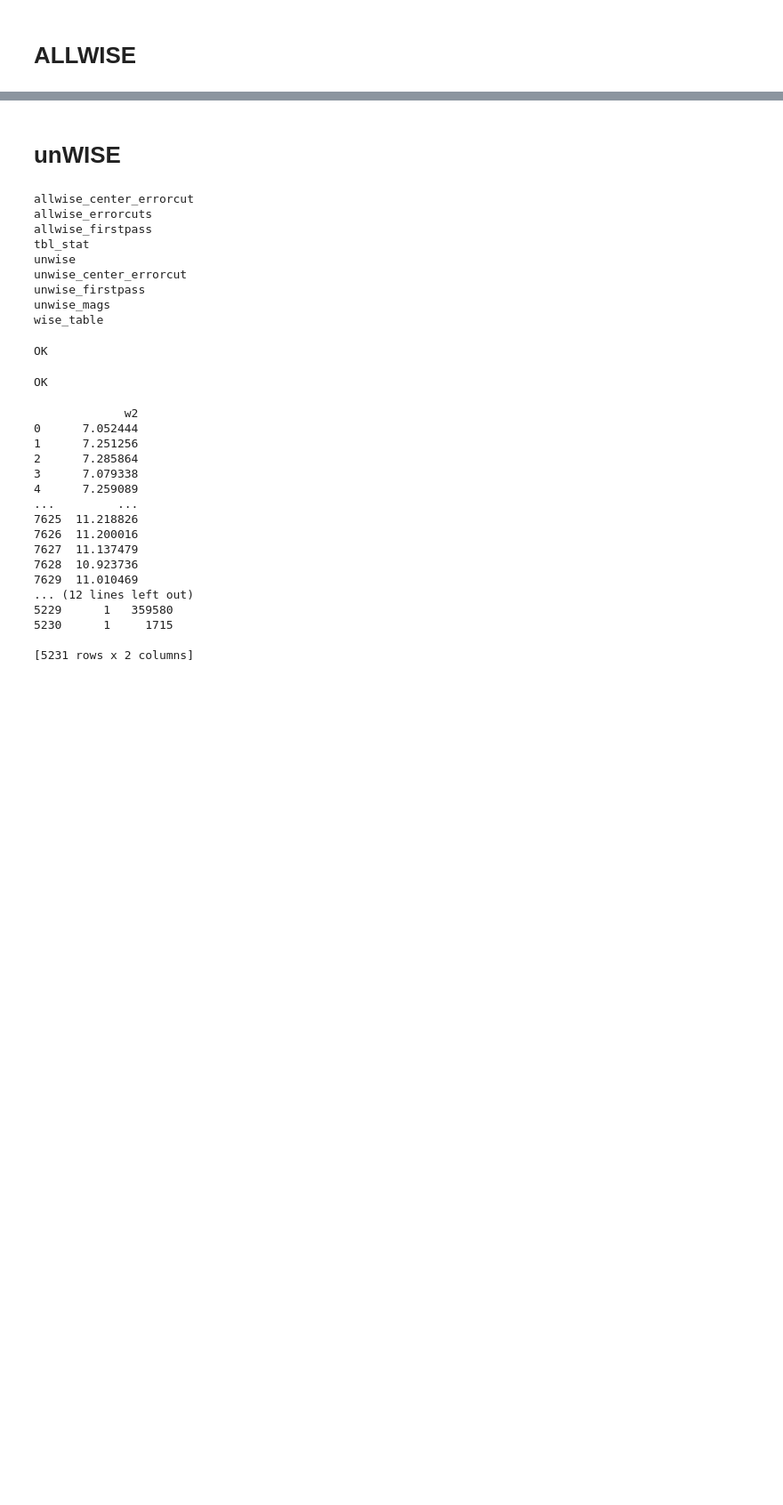
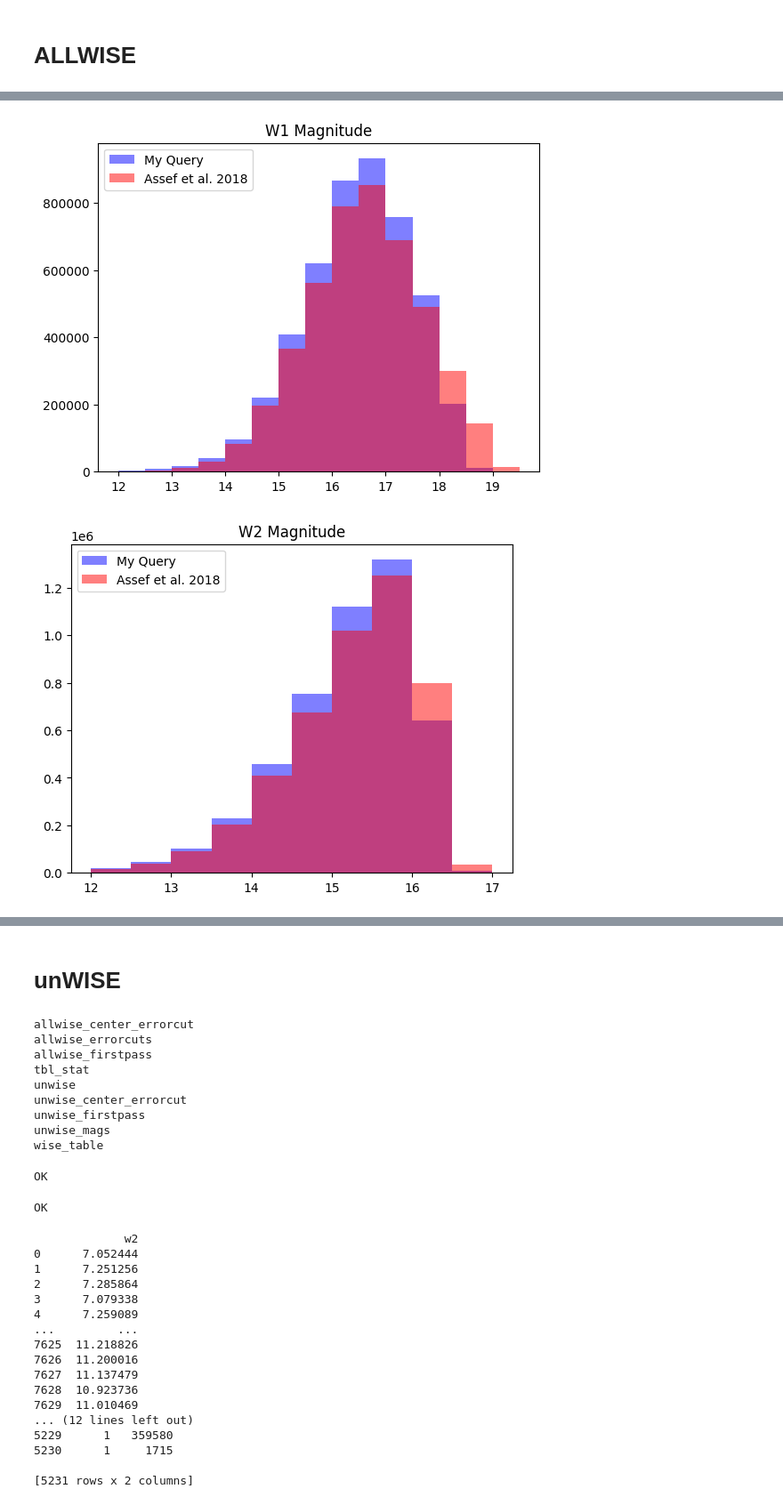
Before and after one commit to KeenanFiedler/wise-agn, a Jupyter notebook: TestingWISE.ipynb, the cells around one changed output, grey strips where cells are left out. Shown at 89% size. Cells and saved outputs as stored; diff of their text form; code cells hidden in the pictures; blank space fills up the shorter version.

```diff
--- a/TestingWISE.ipynb
+++ b/TestingWISE.ipynb
@@ -87,2 +141,2 @@ hp.mollview(empty_wise_counts, title="AGN Count", norm='hist')
 # %%
-hist_table = qc.query('select w1, w2 from mydb://allwise_center_errorcut', fmt = 'pandas')
+hist_table = qc.query('select w1, w2, designation from mydb://allwise_center_errorcut', fmt = 'pandas')
@@ -89,12 +191,18 @@ hist_table = qc.query('select w1, w2 from mydb://allwise_center_errorcut', fmt =
+# %%
+binning = np.arange(12,20,0.5)
+binning2 = np.arange(12,17.5,0.5)
 # %%
-plt.hist(hist_table.loc[:,'w1'], bins = 20,label = "My Query", color = 'b', alpha = 0.5)
-plt.hist(wise_data.loc[:,'w1mpro'], bins = 20,label = "Assef et al. 2018", color= 'r',alpha = 0.5)
+plt.hist(hist_table.loc[:,'w1'], bins = binning,label = "My Query", color = 'b', alpha = 0.5)
+plt.hist(wise_data.loc[:,'w1mpro'], bins = binning,label = "Assef et al. 2018", color= 'r',alpha = 0.5)
 plt.title("W1 Magnitude")
 plt.legend()
 plt.show()
-plt.hist(hist_table.loc[:,'w2'], bins = 20,label = "My Query", alpha = 0.5, color= 'b')
-plt.hist(wise_data.loc[:,'w2mpro'], bins = 20,label = "Assef et al. 2018", alpha = 0.5, color= 'r')
+plt.hist(hist_table.loc[:,'w2'], bins = binning2,label = "My Query", alpha = 0.5, color= 'b')
+plt.hist(wise_data.loc[:,'w2mpro'], bins = binning2,label = "Assef et al. 2018", alpha = 0.5, color= 'r')
 plt.title("W2 Magnitude")
 plt.legend()
 plt.show()
+# %% [output]
+[figure, added]
+[figure, added]
 # %%
```
Also changed, not shown: parts of 13 cells of this notebook.
